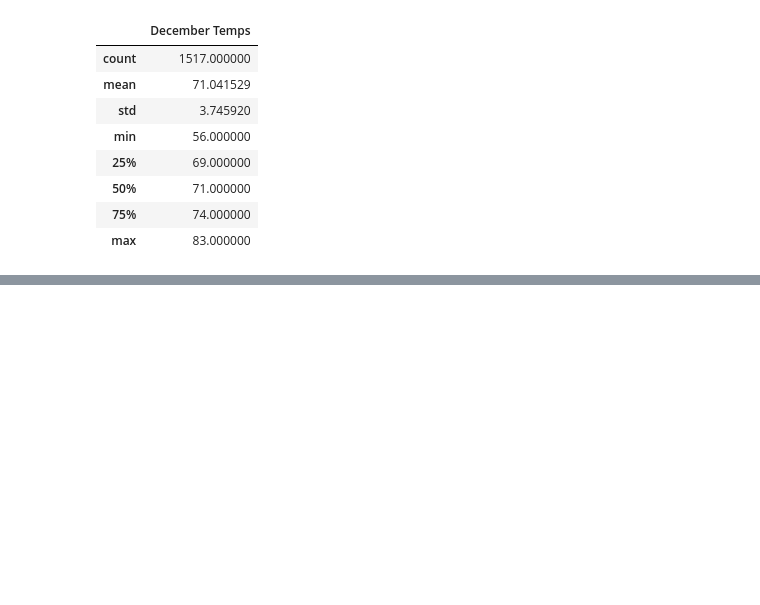
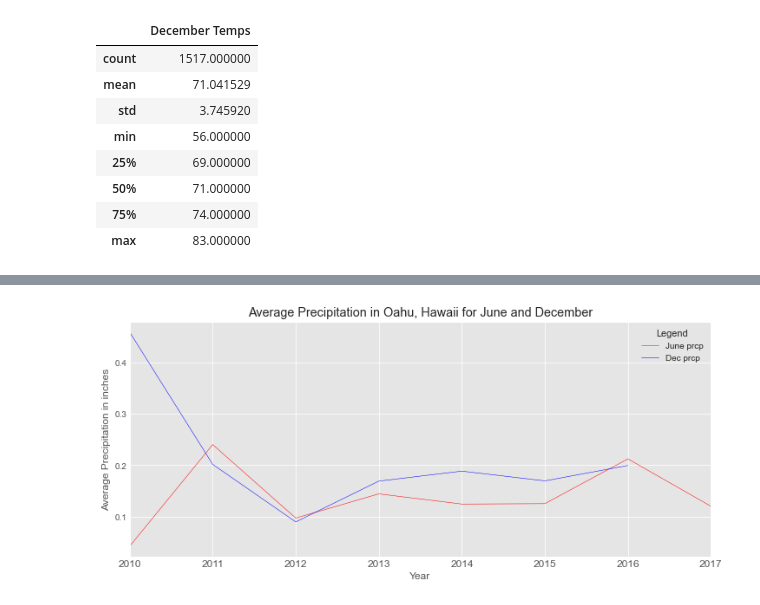
Before and after one commit to NEOlbrysh/surfs_up, a Jupyter notebook: SurfsUp_Challenge.ipynb, the cells around one changed output, grey strips where cells are left out. Cells and saved outputs as stored; diff of their text form; code cells hidden in the pictures; blank space fills up the shorter version.

```diff
--- a/SurfsUp_Challenge.ipynb
+++ b/SurfsUp_Challenge.ipynb
@@ -75,0 +214,14 @@ df_dec.describe()
+# %%
+#December Rain group by Year
+#Set index to date
+df_dec_prcp_index = df_dec_prcp.set_index(df_dec_prcp['date'], inplace=False)
+
+#Sort the dates
+df_dec_prcp_index = df_dec_prcp_index.sort_index()
+
+#Set the index date to the date datatype
+df_dec_prcp_index.index = pd.to_datetime(df_dec_prcp_index.index)
+
+#Group by year
+df_dec_prcp_index_year = df_dec_prcp_index.resample("Y").mean()
+df_dec_prcp_index_year
@@ -75,0 +238,25 @@ df_dec.describe()
+# %%
+#June and December - graph - by year
+#Style
+style.use('ggplot')
+
+#Plot the graph
+ax = df_june_prcp_index_year.plot(c='red', linewidth=0.5)
+df_dec_prcp_index_year.plot(ax=ax, c='blue', figsize=(12, 5), linewidth=0.5)
+
+#Labels
+ax.set_xlabel('Year')
+ax.set_ylabel("Average Precipitation in inches")
+ax.set_title("Average Precipitation in Oahu, Hawaii for June and December")
+
+#Ticks
+plt.xticks(fontsize=12)
+plt.yticks(fontsize=10)
+
+#Plot the legend
+lgnd = plt.legend(fontsize="10", mode="Expanded",
+         loc="best", title="Legend")
+lgnd.get_title().set_fontsize(11)
+plt.show()
+# %% [output]
+[figure, added]
```
Also changed, not shown: parts of 12 cells of this notebook.
